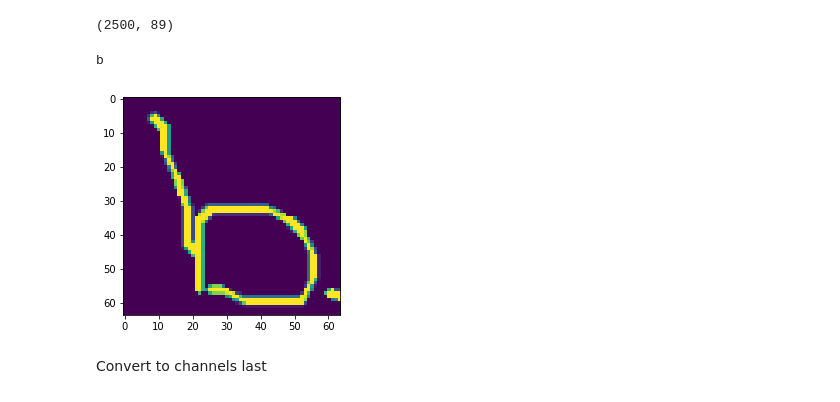
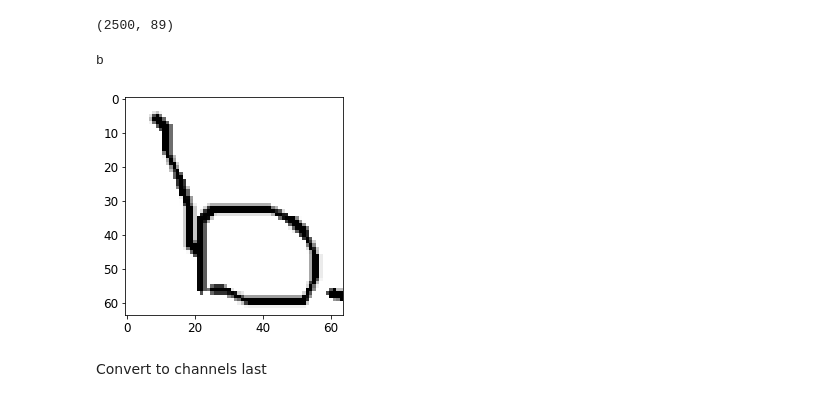
Before and after one commit to smitheric95/mobile-sensing-labs, a Jupyter notebook: Project/model/Image Model.ipynb, the cells around one changed output. Drawn from its saved outputs; the diff is of its cells as text; code cells hidden in the pictures.

```diff
--- a/Project/model/Image Model.ipynb
+++ b/Project/model/Image Model.ipynb
@@ -78,13 +78,14 @@ classes = [chr(x) for x in sorted(set(y_test))]
 img_wh = 64
 NUM_CLASSES = len(classes)
 # %%
+# CHANNELS LAST!
 i=3
 print(chr(y_train[i]))
-plt.imshow(X_train[i,0,:,:].astype(np.float32))
+plt.imshow(X_train[i,:,:,0].astype(np.float32), cmap='gray_r')
 plt.show()
 # %% [output]
 b
-[figure, old version]
+[figure, new version]
 # %% [markdown]
 Convert to channels last
 # %%
```
Also changed, not shown: parts of 3 cells of this notebook, 3 other files.
